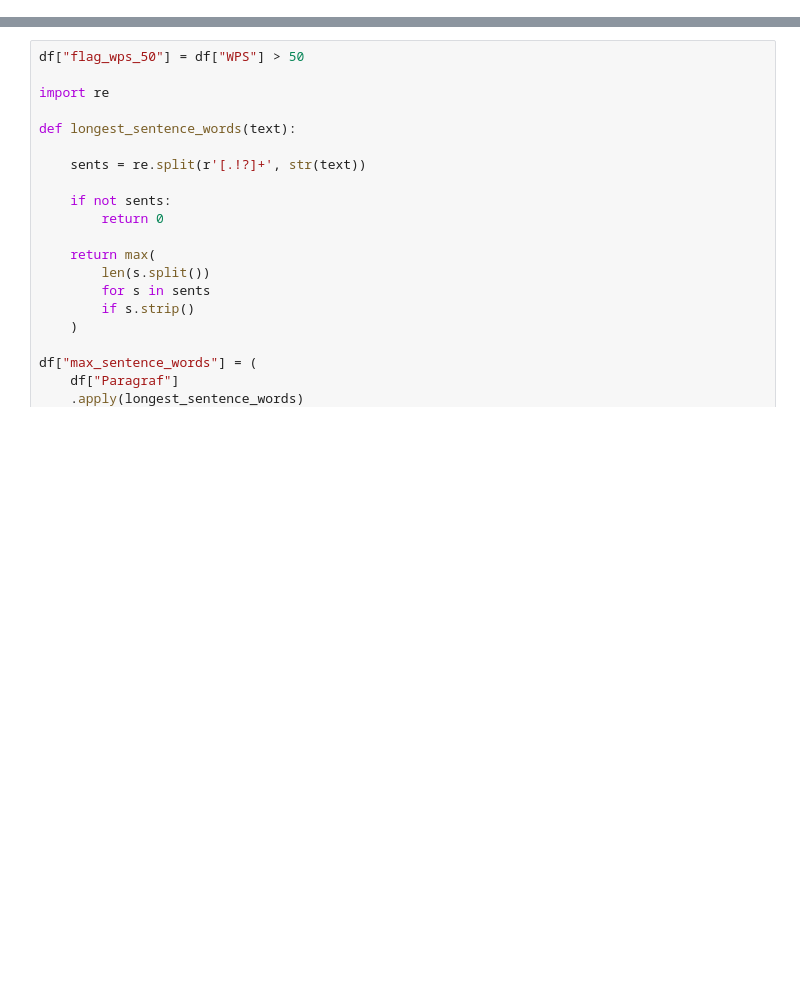
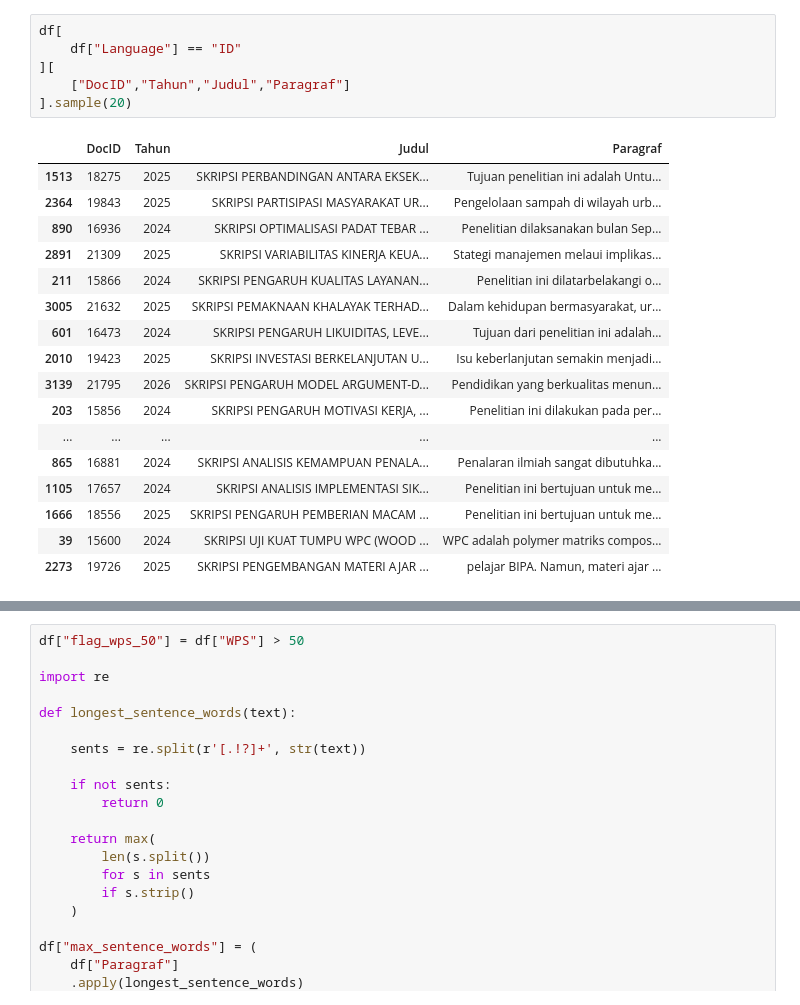
Before and after one commit to ProfDARA/risetmodelketerbacaan, a Jupyter notebook: dataset/datapreparation.ipynb, the cells around one changed output, grey strips where cells are left out. Drawn from its saved outputs; the diff is of its cells as text; blank space fills up the shorter version.

```diff
--- a/dataset/datapreparation.ipynb
+++ b/dataset/datapreparation.ipynb
@@ -666,0 +1618,24 @@ df.to_csv(OUTPUT_PATH, sep="|", index=False, encoding="utf-8")
+# %%
+df[
+    df["Language"] == "ID"
+][
+    ["DocID","Tahun","Judul","Paragraf"]
+].sample(20)
+# %% [output]
+|  | DocID | Tahun | Judul | Paragraf |
+| 1513 | 18275 | 2025 | SKRIPSI PERBANDINGAN ANTARA EKSEK... | Tujuan penelitian ini adalah Untu... |
+| 2364 | 19843 | 2025 | SKRIPSI PARTISIPASI MASYARAKAT UR... | Pengelolaan sampah di wilayah urb... |
+| 890 | 16936 | 2024 | SKRIPSI OPTIMALISASI PADAT TEBAR ... | Penelitian dilaksanakan bulan Sep... |
+| 2891 | 21309 | 2025 | SKRIPSI VARIABILITAS KINERJA KEUA... | Stategi manajemen melaui implikas... |
+| 211 | 15866 | 2024 | SKRIPSI PENGARUH KUALITAS LAYANAN... | Penelitian ini dilatarbelakangi o... |
+| 3005 | 21632 | 2025 | SKRIPSI PEMAKNAAN KHALAYAK TERHAD... | Dalam kehidupan bermasyarakat, ur... |
+| 601 | 16473 | 2024 | SKRIPSI PENGARUH LIKUIDITAS, LEVE... | Tujuan dari penelitian ini adalah... |
+| 2010 | 19423 | 2025 | SKRIPSI INVESTASI BERKELANJUTAN U... | Isu keberlanjutan semakin menjadi... |
+| 3139 | 21795 | 2026 | SKRIPSI PENGARUH MODEL ARGUMENT-D... | Pendidikan yang berkualitas menun... |
+| 203 | 15856 | 2024 | SKRIPSI PENGARUH MOTIVASI KERJA, ... | Penelitian ini dilakukan pada per... |
+| ... | ... | ... | ... | ... |
+| 865 | 16881 | 2024 | SKRIPSI ANALISIS KEMAMPUAN PENALA... | Penalaran ilmiah sangat dibutuhka... |
+| 1105 | 17657 | 2024 | SKRIPSI ANALISIS IMPLEMENTASI SIK... | Penelitian ini bertujuan untuk me... |
+| 1666 | 18556 | 2025 | SKRIPSI PENGARUH PEMBERIAN MACAM ... | Penelitian ini bertujuan untuk me... |
+| 39 | 15600 | 2024 | SKRIPSI UJI KUAT TUMPU WPC (WOOD ... | WPC adalah polymer matriks compos... |
+| 2273 | 19726 | 2025 | SKRIPSI PENGEMBANGAN MATERI AJAR ... | pelajar BIPA. Namun, materi ajar ... |
```
Also changed, not shown: parts of 19 cells of this notebook, 5 other files.
